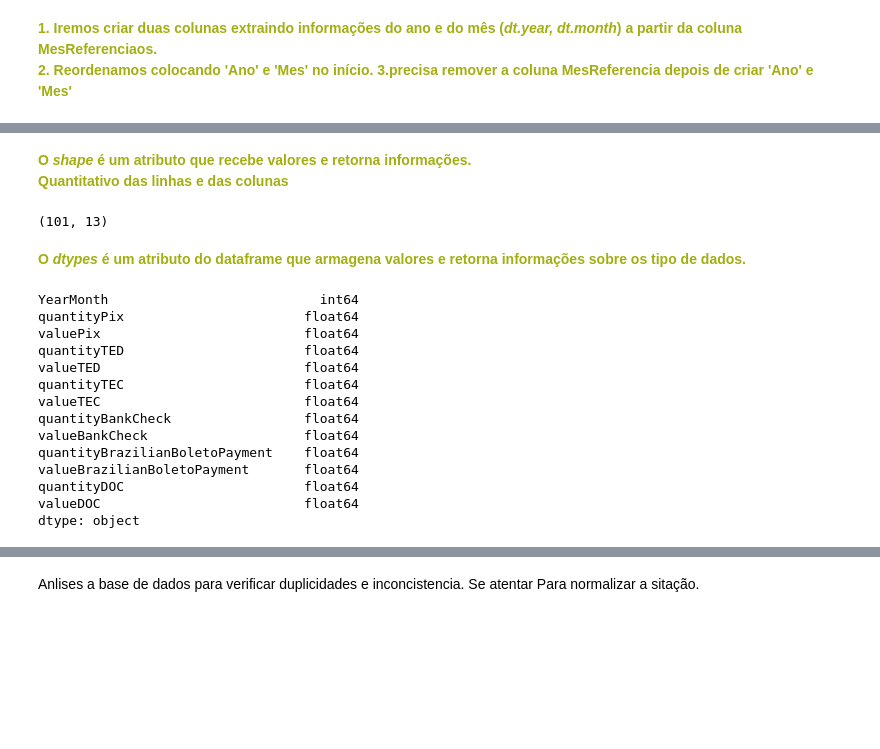
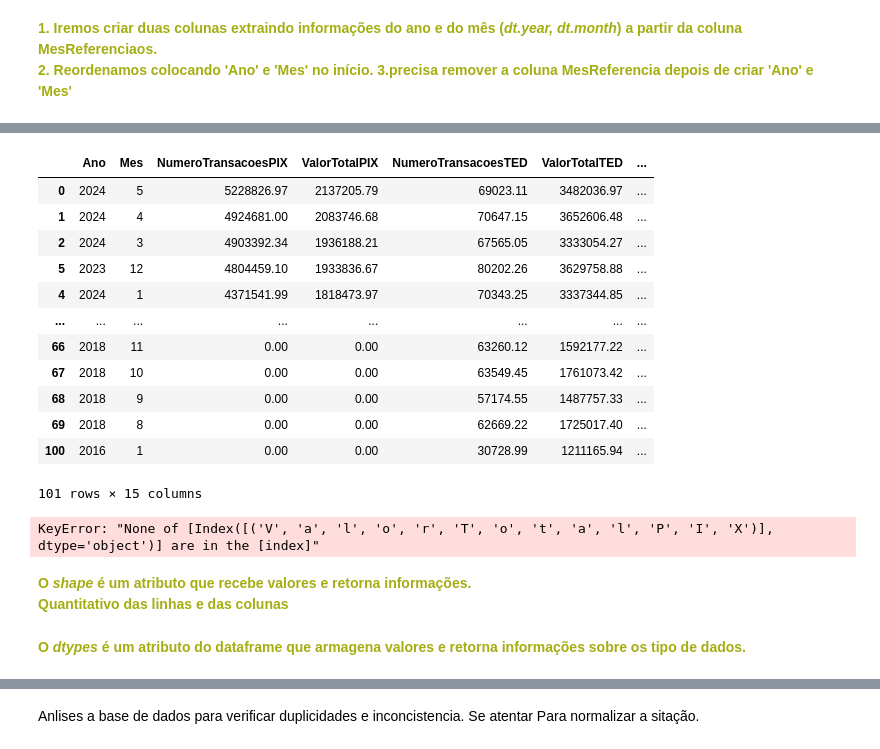
Before and after one commit to wallacee20/MetodoPagamentoBr, a Jupyter notebook: metodo_pagamento.ipynb, the cells around one changed output, grey strips where cells are left out. Saved outputs shown, nothing was run; the diff lists cells and outputs as text; code cells hidden in the pictures; blank space fills up the shorter version.

```diff
--- a/metodo_pagamento.ipynb
+++ b/metodo_pagamento.ipynb
@@ -198,25 +222,25 @@ df_backup[colunas_com_zero].describe()
+# %%
+filtro_valorPix_Ordenado = df_backup.sort_values('ValorTotalPIX', ascending=False)
+filtro_valorPix_Ordenado
+# %% [output]
+|  | Ano | Mes | NumeroTransacoesPIX | ValorTotalPIX | NumeroTransacoesTED | ValorTotalTED | ... |
+| 0 | 2024 | 5 | 5228826.97 | 2137205.79 | 69023.11 | 3482036.97 | ... |
+| 1 | 2024 | 4 | 4924681.00 | 2083746.68 | 70647.15 | 3652606.48 | ... |
+| 2 | 2024 | 3 | 4903392.34 | 1936188.21 | 67565.05 | 3333054.27 | ... |
+| 5 | 2023 | 12 | 4804459.10 | 1933836.67 | 80202.26 | 3629758.88 | ... |
+| 4 | 2024 | 1 | 4371541.99 | 1818473.97 | 70343.25 | 3337344.85 | ... |
+| ... | ... | ... | ... | ... | ... | ... | ... |
+| 66 | 2018 | 11 | 0.00 | 0.00 | 63260.12 | 1592177.22 | ... |
+| 67 | 2018 | 10 | 0.00 | 0.00 | 63549.45 | 1761073.42 | ... |
+| 68 | 2018 | 9 | 0.00 | 0.00 | 57174.55 | 1487757.33 | ... |
+| 69 | 2018 | 8 | 0.00 | 0.00 | 62669.22 | 1725017.40 | ... |
+| 100 | 2016 | 1 | 0.00 | 0.00 | 30728.99 | 1211165.94 | ... |
+101 rows × 15 columns
+# %%
+df_backup.loc[df_backup.loc[filtro_ValorTotalPIX,  ['Mes', 'ValorTotalPIX']]]
+# %% [output]
+KeyError: "None of [Index([('V', 'a', 'l', 'o', 'r', 'T', 'o', 't', 'a', 'l', 'P', 'I', 'X')], dtype='object')] are in the [index]"
 # %% [markdown]
 **<span style="color:rgb(163, 174, 17);">O *shape* é um atributo que recebe valores e retorna informações.<br>Quantitativo das linhas e das colunas**</span>
-# %%
-df.shape
-# %% [output]
-(101, 13)
 # %% [markdown]
 **<span style="color:rgb(163, 174, 17);">O *dtypes* é um atributo do dataframe que armagena valores e retorna informações sobre os tipo de dados.**</span>
-# %%
-df.dtypes
-# %% [output]
-YearMonth                           int64
-quantityPix                       float64
-valuePix                          float64
-quantityTED                       float64
-valueTED                          float64
-quantityTEC                       float64
-valueTEC                          float64
-quantityBankCheck                 float64
-valueBankCheck                    float64
-quantityBrazilianBoletoPayment    float64
-valueBrazilianBoletoPayment       float64
-quantityDOC                       float64
-valueDOC                          float64
-dtype: object
```
Also changed, not shown: parts of 23 cells of this notebook, 1 other file.
